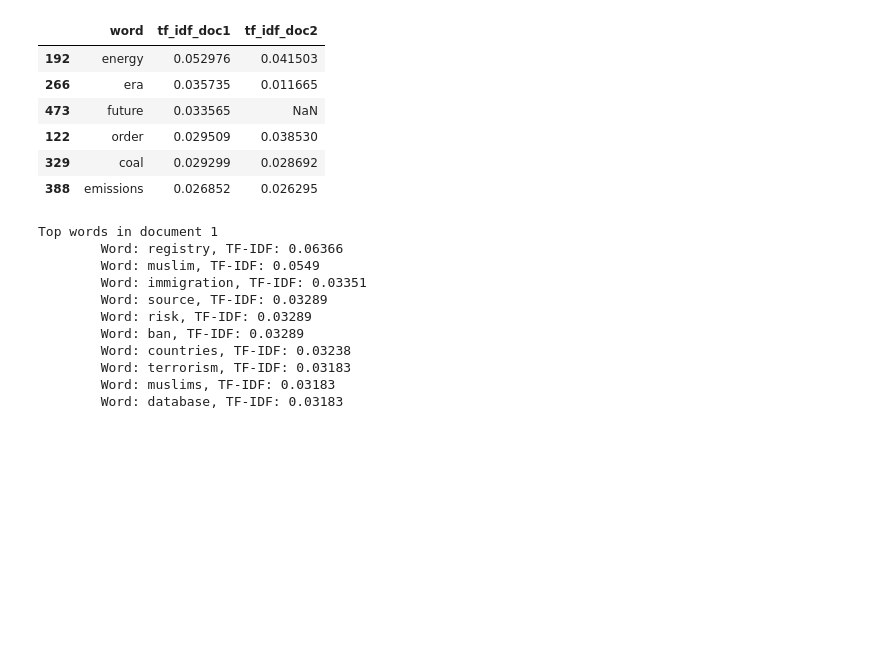
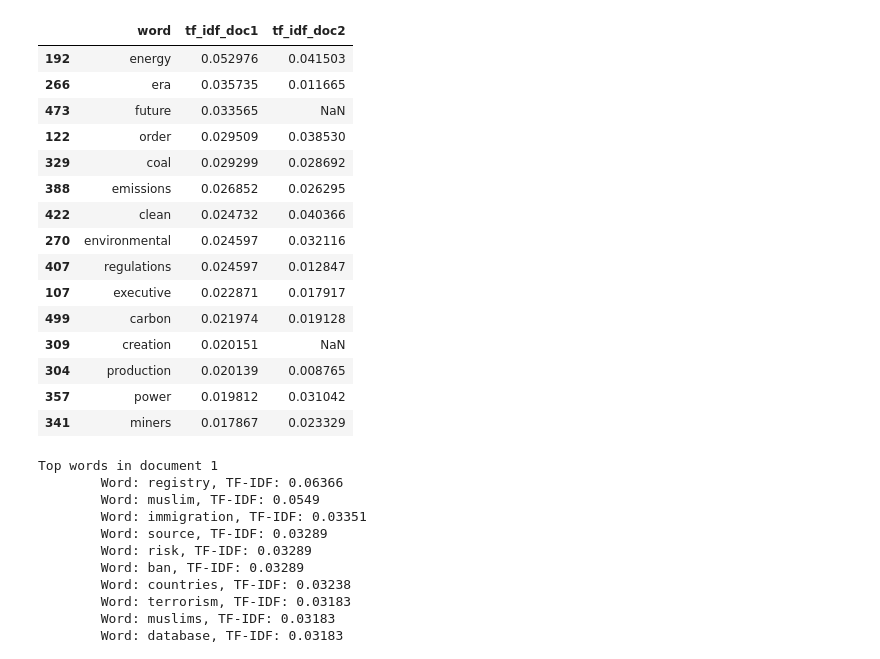
Before and after one commit to annamsheets/PREDICT453_CaseStudy2, a Jupyter notebook: tfidf.ipynb, the cells around one changed output. Drawn from its saved outputs; the diff is of its cells as text; code cells hidden in the pictures; blank space fills up the shorter version.

```diff
--- a/tfidf.ipynb
+++ b/tfidf.ipynb
@@ -43,6 +43,7 @@ import re
 os.chdir('/users/asheets/Documents/Work_Computer_new/Work_Computer/Grad_School/PREDICT_453/Notebooks/DSI/')
 
 all_docs = []
+all_docs2 = ""
 blob_list = []
 d = 1
 
@@ -64,6 +65,7 @@ for i in range(40):
         sample2 = " ".join(k for k in tb(sample).noun_phrases)
         all_docs.append({'DSInum': d, 'raw_text': sample, 'noun_phrases_only':
         sample2})
+        all_docs2 = all_docs2 + sample2
         blob_list.append(tb(sample2))
         d = d + 1
     except IOError:
@@ -74,9 +78,14 @@ all_documents = pd.DataFrame(all_docs)
 # %%
 #compare my article
 blob1 = tb(all_documents['noun_phrases_only'][23])
+allblob = tb(all_docs2)
+print 'there are' , len(blob1.words) , 'words in DSI 24'
+print 'there are' , len(allblob.words) , 'words across the entire Corpus'
 term_freq = [tf1(word,blob1) for word in blob1.words]
 term_rel_freq = [tf2(word,blob1) for word in blob1.words]
-tf_df1 = pd.DataFrame({'word': blob1.words, 'doc1_term_freq': term_freq, 'doc1_term_rel_freq': term_rel_freq})
+all_docs_term_freq = [tf1(word,allblob) for word in blob1.words]
+all_docs_term_rel_freq = [tf2(word,allblob) for word in blob1.words]
+tf_df1 = pd.DataFrame({'word': blob1.words, 'all_docs_term_freq': all_docs_term_freq, 'doc1_term_freq': term_freq, 'all_docs_term_rel_freq': all_docs_term_rel_freq, 'doc1_term_rel_freq': term_rel_freq})
 
 docs_containing1 = pd.DataFrame({'word': blob1.words, 'doc_freq': [n_containing(word,blob_list) for word in blob1.words]})
 
@@ -87,8 +96,13 @@ df['idf'] = df['intermediate_calc'].apply(math.log)
 df = df.sort_values("idf",ascending=True)
 
 tfidf_df = pd.DataFrame({'word': blob1.words, 'tf_idf_doc1': [tfidf(word, blob1, blob_list) for word in blob1.words]})
+tfidf_df_all = pd.DataFrame({'word': blob1.words, 'tf_idf_all_docs': [tfidf(word, allblob, blob_list) for word in blob1.words]})
+tf_idf = pd.merge(tfidf_df,tfidf_df_all,on='word',how='outer').drop_duplicates()
 
-df = pd.merge(df,tfidf_df,on='word',how='outer').drop_duplicates()
-df_final = df[["word","doc1_term_freq","doc1_term_rel_freq","doc_freq","idf","tf_idf_doc1"]]
+df = pd.merge(df,tf_idf,on='word',how='outer').drop_duplicates()
+
+df_final = df[["word","doc1_term_freq","all_docs_term_freq","all_docs_term_rel_freq","doc1_term_rel_freq","doc_freq","idf","tf_idf_all_docs","tf_idf_doc1"]]
+df_final = df_final.sort_values(by=['tf_idf_doc1'], ascending=[False])
+df_final.to_csv("/users/asheets/Documents/Work_Computer_new/Work_Computer/Grad_School/PREDICT_453/Notebooks/DSI24_tfidf.txt", sep='\t')
+df_final = df_final.round(4)
 df_final.sort_values(by=['tf_idf_doc1'], ascending=[False]).head(n=10)
-df_final.to_csv("/users/asheets/Documents/Work_Computer_new/Work_Computer/Grad_School/PREDICT_453/Notebooks/DSI24_tfidf.txt", sep='\t')
@@ -98,34 +126,43 @@ blob2 = tb(all_documents['noun_phrases_only'][27])
 term_freq = [tf1(word,blob2) for word in blob2.words]
 term_rel_freq = [tf2(word,blob2) for word in blob2.words]
 tf_df2 = pd.DataFrame({'word': blob2.words, 'doc2_term_freq': term_freq, 'doc2_term_rel_freq': term_rel_freq})
 two_tf = pd.merge(tf_df1,tf_df2,on='word',how='outer').drop_duplicates()
 
 docs_containing1 = pd.DataFrame({'word': blob1.words, 'doc_freq': [n_containing(word,blob_list) for word in blob1.words]})
 docs_containing2 = pd.DataFrame({'word': blob2.words, 'doc_freq': [n_containing(word,blob_list) for word in blob2.words]})
 
 doc_freq = pd.concat([docs_containing1,docs_containing2]).drop_duplicates().reset_index(drop=True)
 df = pd.merge(doc_freq,two_tf,on='word',how='inner')
 df = df.sort_values("doc_freq",ascending=False)
 
 df['intermediate_calc'] = (len(blob_list) / df['doc_freq']).astype(float)
 df['idf'] = df['intermediate_calc'].apply(math.log)
 df = df.sort_values("idf",ascending=False)
 
 scores1 = pd.DataFrame({'word': blob1.words, 'tf_idf_doc1': [tfidf(word, blob1, blob_list) for word in blob1.words]})
 scores2 = pd.DataFrame({'word': blob2.words, 'tf_idf_doc2': [tfidf(word, blob2, blob_list) for word in blob2.words]})
 
 two_tfidf= pd.merge(scores1,scores2,on='word',how='outer').drop_duplicates()
 two_tfidf = two_tfidf[['word', 'tf_idf_doc1', 'tf_idf_doc2']]
 two_tfidf = two_tfidf.sort_values(by=['tf_idf_doc1', 'tf_idf_doc2'], ascending=[False,False])
-two_tfidf.head(n=6)
+two_tfidf.head(n=15)
 # %% [output]
 |  | word | tf_idf_doc1 | tf_idf_doc2 |
 | 192 | energy | 0.052976 | 0.041503 |
 | 266 | era | 0.035735 | 0.011665 |
 | 473 | future | 0.033565 | NaN |
 | 122 | order | 0.029509 | 0.038530 |
 | 329 | coal | 0.029299 | 0.028692 |
 | 388 | emissions | 0.026852 | 0.026295 |
+| 422 | clean | 0.024732 | 0.040366 |
+| 270 | environmental | 0.024597 | 0.032116 |
+| 407 | regulations | 0.024597 | 0.012847 |
+| 107 | executive | 0.022871 | 0.017917 |
+| 499 | carbon | 0.021974 | 0.019128 |
+| 309 | creation | 0.020151 | NaN |
+| 304 | production | 0.020139 | 0.008765 |
+| 357 | power | 0.019812 | 0.031042 |
+| 341 | miners | 0.017867 | 0.023329 |
 # %%
 #compare all DSIs sing all pre-defined functions
 DSI_list = all_documents["DSInum"]
```
Also changed, not shown: parts of 4 cells of this notebook, 2 other files.
